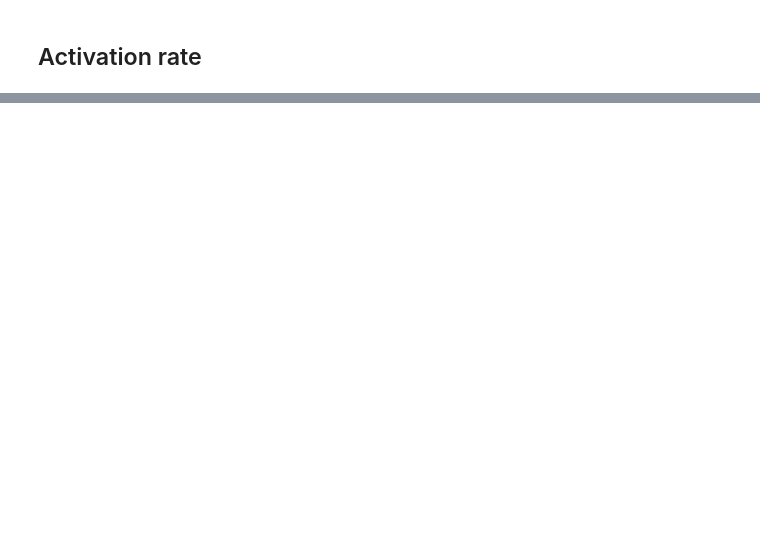
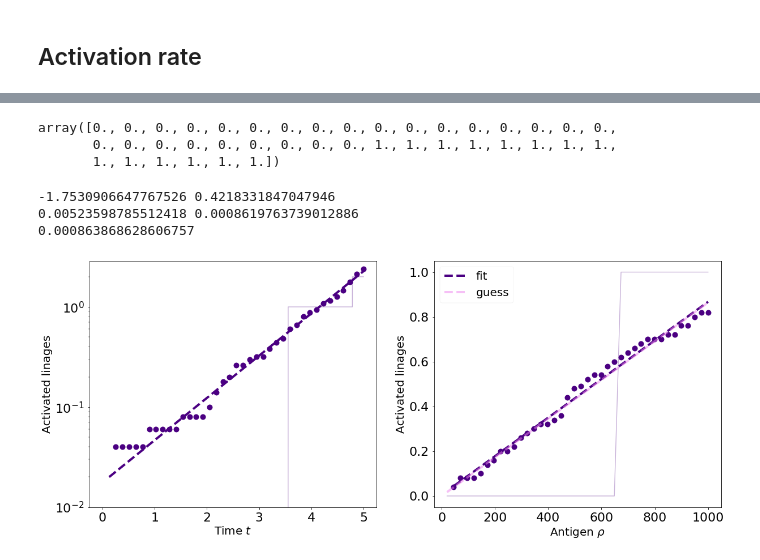
Before and after one commit to betoto008/Affinity_maturation, a Jupyter notebook: Jupyter_Notebooks/Stochastic_simulation.ipynb, the cells around one changed output, grey strips where cells are left out. Saved outputs shown, nothing was run; the diff lists cells and outputs as text; code cells hidden in the pictures; blank space fills up the shorter version.

```diff
--- a/Jupyter_Notebooks/Stochastic_simulation.ipynb
+++ b/Jupyter_Notebooks/Stochastic_simulation.ipynb
@@ -82,7 +87,7 @@ nu = 0.2
 R=6
 beta = 1
 gamma = 1
-T = 7
+T = 5
 Sub_Sequences = np.random.choice(Sequences, n_linages)
 Model = Stochastic_simulation(Sequences = Sub_Sequences, n_linages=n_linages, T = T, U = U, gamma = gamma,
                               nu = nu, R = R, beta = beta, master_Sequence_energy = 0)
@@ -315,3 +335,71 @@ fig.savefig('../Figures/Activation_rate_%d.png'%(counter))
+# %%
+activation_time_series_rho
+# %% [output]
+array([0., 0., 0., 0., 0., 0., 0., 0., 0., 0., 0., 0., 0., 0., 0., 0., 0.,
+       0., 0., 0., 0., 0., 0., 0., 0., 0., 1., 1., 1., 1., 1., 1., 1., 1.,
+       1., 1., 1., 1., 1., 1.])
+# %%
+fig, ax = plt.subplots(1,2,figsize=(20,8))
+gamma = 1
+R_0 = 12
+
+#________________________________________________________________________________________
+
+t_new = np.linspace(0, 5, 40)
+activation_time_series_t = pickle.load( open( "../Text_files/activation_time_series_t.pkl", "rb" ) )
+popt, pcov = curve_fit(linear_func, t_new[1:], np.log10(activation_time_series_t[1:]))
+
+ax[0].plot(t_new[1:], activation_time_series_t[1:], '.', ms = 20, linewidth = 4, color = 'indigo')
+ax[0].plot(t_new[1:], 10**linear_func(t_new[1:], *popt), '--', ms = 20, linewidth = 4, color = 'indigo')
+ax[0].plot(Model.time_series, activation_time_series_i, color = 'indigo', alpha = 0.3)
+print(*popt)
+#ax[0].fill_between(rho_new, activation_time_series_rho-np.sqrt(activation_time_series_rho_var), activation_time_series_rho + np.sqrt(activation_time_series_rho_var), color='indigo', alpha = 0.3)
+#ax[0].plot(rho_new, (1/gamma)*(rho_new*np.exp(-12-(-5))-1))
+#ax[0].plot(rho_new, 4.4*(rho_new*np.exp(-12-(-5.5))))
+ax[0].set_xlabel(r'Time $t$', fontsize = 20)
+ax[0].set_ylabel(r'Activated linages', fontsize = 20)
+ax[0].tick_params(labelsize = 22)
+#ax[0].set_xscale('log')
+ax[0].set_yscale('log')
+ax[0].set_ylim(0.01, max(activation_time_series_t[1:]*1.2))
+#ax[0].legend(loc = 0, fontsize = 20)
+
+#________________________________________________________________________________________
+
+rho_new = np.linspace(20, max_rho, 40)
+activation_time_series_rho = pickle.load( open( "../Text_files/activation_time_series_rho.pkl", "rb" ) )
+activation_time_series_rho_var = pickle.load( open( "../Text_files/activation_time_series_rho_var.pkl", "rb" ) )
+popt, pcov = curve_fit(linear_func, rho_new[1:], activation_time_series_rho[1:])
+
+ax[1].plot(rho_new[1:], activation_time_series_rho[1:], '.', ms = 20, linewidth = 4, color = 'indigo')
+ax[1].plot(rho_new[1:], linear_func(rho_new[1:], *popt), '--', ms = 20, linewidth = 4, color = 'indigo', label ='fit')
+ax[1].plot(rho_new, f_rho(rho_new), color = 'indigo', alpha = 0.3)
+ax[1].plot(rho_new, linear_func(rho_new, 0, np.exp(5-14)*7 ), '--', color = 'violet', alpha = 0.5, linewidth = 4, label ='guess')
+print(*popt)
+#ax[1].fill_between(rho_new, activation_time_series_rho-np.sqrt(activation_time_series_rho_var), activation_time_series_rho + np.sqrt(activation_time_series_rho_var), color='indigo', alpha = 0.3)
+#ax[1].plot(rho_new, (1/gamma)*(rho_new*np.exp(-12-(-5))-1))
+#ax[1].plot(rho_new, 4.4*(rho_new*np.exp(-12-(-5.5))))
+ax[1].set_xlabel(r'Antigen $\rho$', fontsize = 20)
+ax[1].set_ylabel(r'Activated linages', fontsize = 20)
+ax[1].tick_params(labelsize = 22)
+#ax[1].set_xscale('log')
+#ax[1].set_yscale('log')
+ax[1].legend(loc = 0, fontsize = 20)
+
+#________________________________________________________________________________________
+
+counter = 0
+while(os.path.isfile('../Figures/Activation_rate_%d.png'%(counter))):
+    counter+=1
+
+#fig.savefig('../Figures/Activation_rate_%d.png'%(counter))
+#plt.close()
+print(np.exp(5-14)*7)
+# %% [output]
+-1.7530906647767526 0.4218331847047946
+0.00523598785512418 0.0008619763739012886
+0.000863868628606757
+[figure, added]
 # %%
 fig, ax = plt.subplots(1,1, figsize = (10, 8))
 #___________________________________________
```
Also changed, not shown: parts of 16 cells of this notebook, 16 other files.
